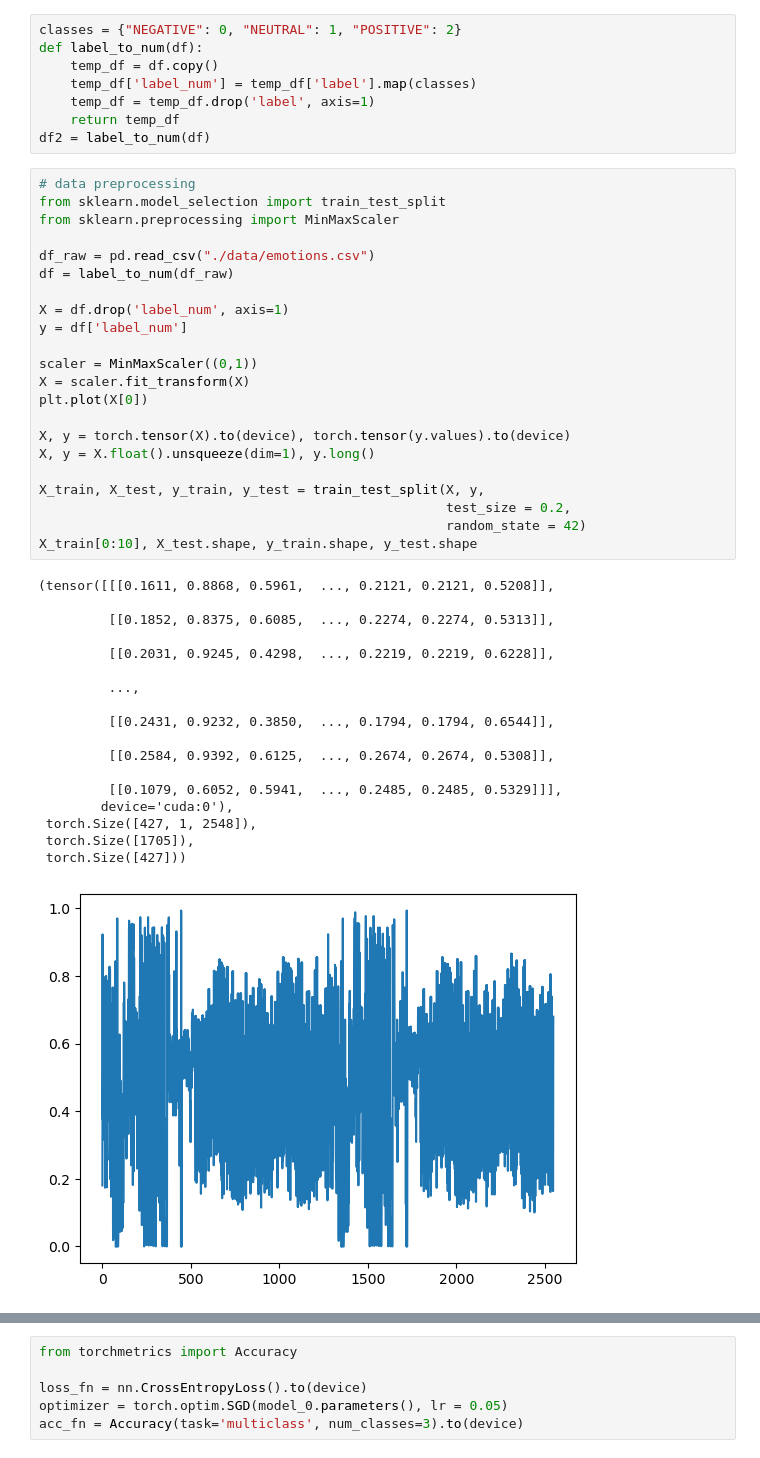
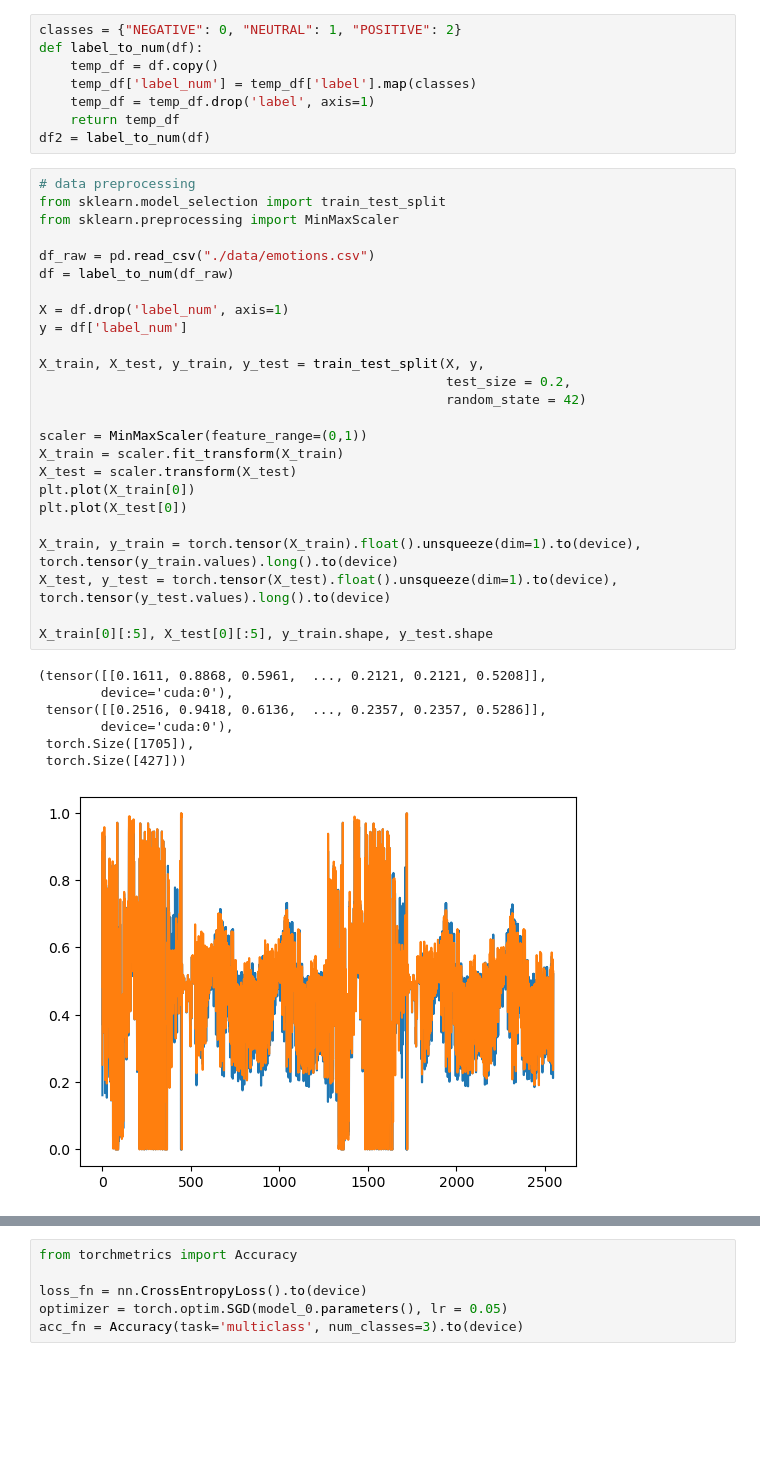
Before and after one commit to ng-daniel/brainwave_emotion_data, a Jupyter notebook: wave_classification.ipynb, the cells around one changed output, grey strips where cells are left out. Drawn from its saved outputs; the diff is of its cells as text; blank space fills up the shorter version.

Commit message:
caught and fixed data leak when transforming data

```diff
--- a/wave_classification.ipynb
+++ b/wave_classification.ipynb
@@ -36,44 +36,36 @@ df2 = label_to_num(df)
 # %%
 # data preprocessing
 from sklearn.model_selection import train_test_split
 from sklearn.preprocessing import MinMaxScaler
 
 df_raw = pd.read_csv("./data/emotions.csv")
 df = label_to_num(df_raw)
 
 X = df.drop('label_num', axis=1)
 y = df['label_num']
 
-scaler = MinMaxScaler((0,1))
-X = scaler.fit_transform(X)
-plt.plot(X[0])
-
-X, y = torch.tensor(X).to(device), torch.tensor(y.values).to(device)
-X, y = X.float().unsqueeze(dim=1), y.long()
-
 X_train, X_test, y_train, y_test = train_test_split(X, y,
                                                     test_size = 0.2,
                                                     random_state = 42)
-X_train[0:10], X_test.shape, y_train.shape, y_test.shape
+
+scaler = MinMaxScaler(feature_range=(0,1))
+X_train = scaler.fit_transform(X_train)
+X_test = scaler.transform(X_test)
+plt.plot(X_train[0])
+plt.plot(X_test[0])
+
+X_train, y_train = torch.tensor(X_train).float().unsqueeze(dim=1).to(device), torch.tensor(y_train.values).long().to(device)
+X_test, y_test = torch.tensor(X_test).float().unsqueeze(dim=1).to(device), torch.tensor(y_test.values).long().to(device)
+
+X_train[0][:5], X_test[0][:5], y_train.shape, y_test.shape
 # %% [output]
-(tensor([[[0.1611, 0.8868, 0.5961,  ..., 0.2121, 0.2121, 0.5208]],
-
-         [[0.1852, 0.8375, 0.6085,  ..., 0.2274, 0.2274, 0.5313]],
-
-         [[0.2031, 0.9245, 0.4298,  ..., 0.2219, 0.2219, 0.6228]],
-
-         ...,
-
-         [[0.2431, 0.9232, 0.3850,  ..., 0.1794, 0.1794, 0.6544]],
-
-         [[0.2584, 0.9392, 0.6125,  ..., 0.2674, 0.2674, 0.5308]],
-
-         [[0.1079, 0.6052, 0.5941,  ..., 0.2485, 0.2485, 0.5329]]],
+(tensor([[0.1611, 0.8868, 0.5961,  ..., 0.2121, 0.2121, 0.5208]],
         device='cuda:0'),
- torch.Size([427, 1, 2548]),
+ tensor([[0.2516, 0.9418, 0.6136,  ..., 0.2357, 0.2357, 0.5286]],
+        device='cuda:0'),
  torch.Size([1705]),
  torch.Size([427]))
-[figure, old version]
+[figure, new version]
 # %%
 from torch import nn
 
```
Also changed, not shown: parts of 6 cells of this notebook, 1 other file.
